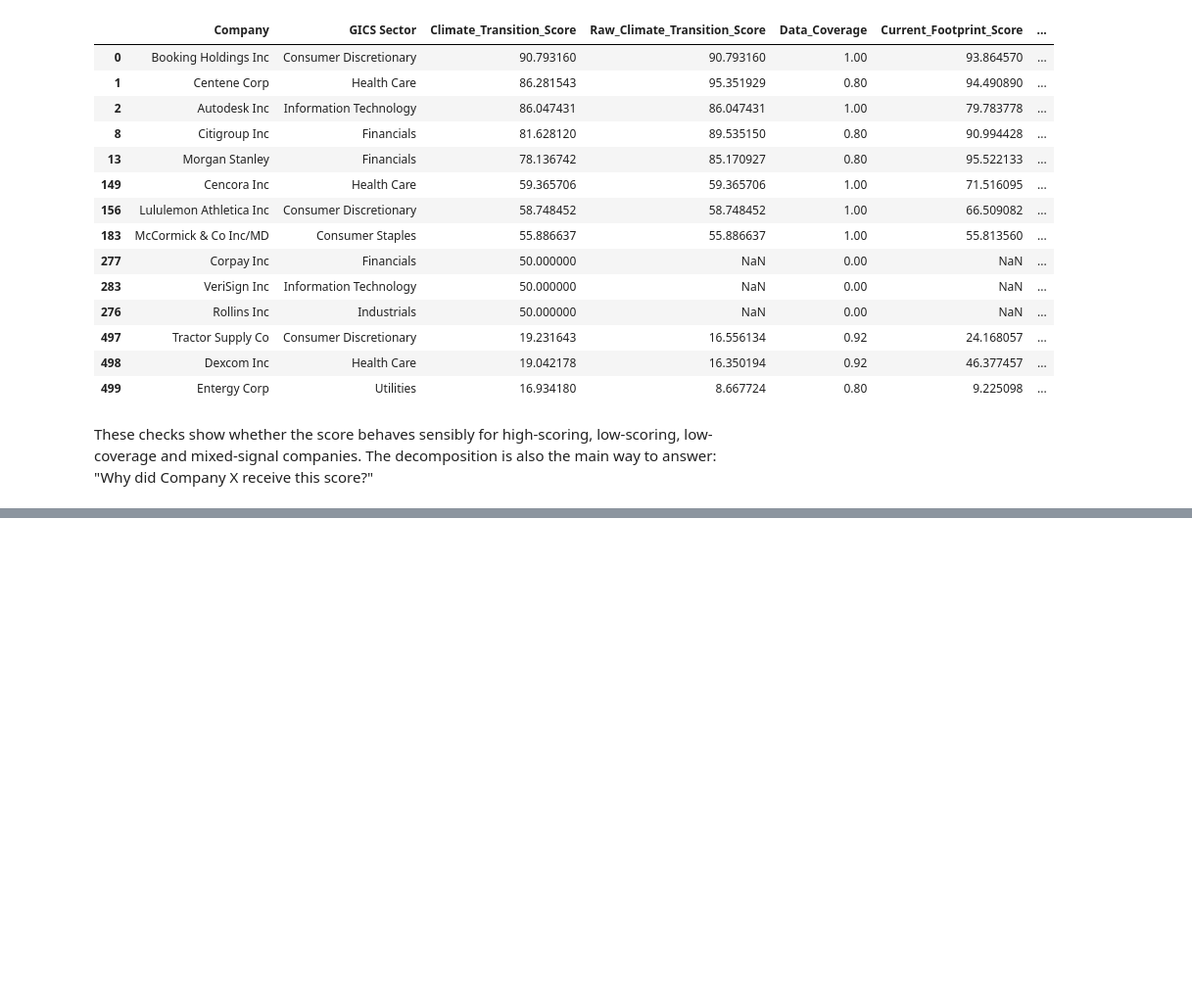
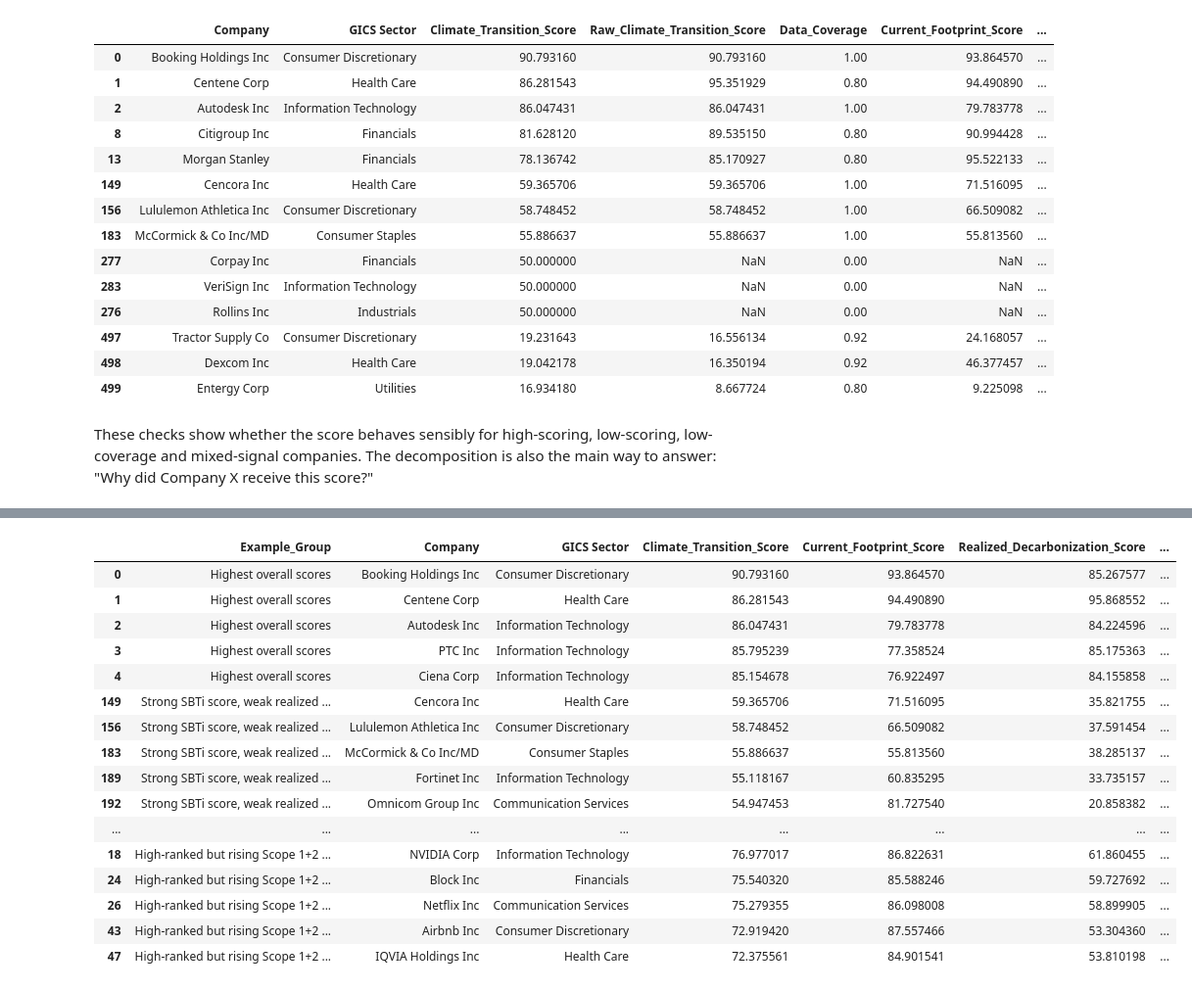
Before and after one commit to Axelio-Alison/ETHack2026, a Jupyter notebook: notebooks/climate_transition_score.ipynb, the cells around one changed output, grey strips where cells are left out. Shown at 98% size. Saved outputs shown, nothing was run; the diff lists cells and outputs as text; code cells hidden in the pictures; blank space fills up the shorter version.

Commit message:
Improve notebook narrative and methodology comments

```diff
--- a/notebooks/climate_transition_score.ipynb
+++ b/notebooks/climate_transition_score.ipynb
@@ -1278,3 +1377,70 @@ sanity_examples[decomposition_columns].sort_values("Climate_Transition_Score", a
 | 499 | Entergy Corp | Utilities | 16.934180 | 8.667724 | 0.80 | 9.225098 | ... |
 # %% [markdown]
 These checks show whether the score behaves sensibly for high-scoring, low-scoring, low-coverage and mixed-signal companies. The decomposition is also the main way to answer: "Why did Company X receive this score?"
+# %%
+# Summarize the classification in a few compact tables so the final narrative
+# is tied to actual notebook results rather than generic claims.
+top_sector_summary = (
+    final_ranking.head(100)
+    .groupby("GICS Sector", dropna=False)
+    .size()
+    .sort_values(ascending=False)
+    .rename("Top 20% company count")
+    .reset_index()
+)
+
+bottom_sector_summary = (
+    final_ranking.tail(100)
+    .groupby("GICS Sector", dropna=False)
+    .size()
+    .sort_values(ascending=False)
+    .rename("Bottom 20% company count")
+    .reset_index()
+)
+
+interesting_cases = pd.concat([
+    final_ranking.head(5).assign(Example_Group="Highest overall scores"),
+    final_ranking.query("SBTi_Score >= 80 and Realized_Decarbonization_Score < 40").head(5).assign(
+        Example_Group="Strong SBTi score, weak realized decarbonization"
+    ),
+    final_ranking.query("Realized_Decarbonization_Score >= 75 and SBTi_Score.isna()").head(5).assign(
+        Example_Group="Strong realized decarbonization, no SBTi information"
+    ),
+    final_ranking.query("Rising_Emissions_Flag == True").head(5).assign(
+        Example_Group="High-ranked but rising Scope 1+2 emissions"
+    ),
+])
+
+summary_metrics = pd.DataFrame({
+    "metric": [
+        "Companies in final dataset",
+        "Median Climate Transition Score",
+        "Companies with full data coverage",
+        "Companies flagged for rising Scope 1+2 emissions",
+        "Companies with SBTi score available",
+    ],
+    "value": [
+        len(final_ranking),
+        round(final_ranking["Climate_Transition_Score"].median(), 2),
+        int((final_ranking["Data_Coverage"] >= 0.999).sum()),
+        int(final_ranking["Rising_Emissions_Flag"].sum()),
+        int(final_ranking["SBTi_Score"].notna().sum()),
+    ],
+})
+
+print("Key score diagnostics")
+display(summary_metrics)
+
+print("Most common sectors in the top 20%")
+display(top_sector_summary.head(8))
+
+print("Most common sectors in the bottom 20%")
+display(bottom_sector_summary.head(8))
+
+print("Examples worth discussing")
+display(interesting_cases[[
+    "Example_Group", "Company", "GICS Sector", "Climate_Transition_Score",
+    "Current_Footprint_Score", "Realized_Decarbonization_Score",
+    "SBTi_Score", "Data_Coverage", "Rising_Emissions_Flag"
+]].head(20))
+# %% [output]
@@ -1280,0 +1475,17 @@ These checks show whether the score behaves sensibly for high-scoring, low-scori
+|  | Example_Group | Company | GICS Sector | Climate_Transition_Score | Current_Footprint_Score | Realized_Decarbonization_Score | ... |
+| 0 | Highest overall scores | Booking Holdings Inc | Consumer Discretionary | 90.793160 | 93.864570 | 85.267577 | ... |
+| 1 | Highest overall scores | Centene Corp | Health Care | 86.281543 | 94.490890 | 95.868552 | ... |
+| 2 | Highest overall scores | Autodesk Inc | Information Technology | 86.047431 | 79.783778 | 84.224596 | ... |
+| 3 | Highest overall scores | PTC Inc | Information Technology | 85.795239 | 77.358524 | 85.175363 | ... |
+| 4 | Highest overall scores | Ciena Corp | Information Technology | 85.154678 | 76.922497 | 84.155858 | ... |
+| 149 | Strong SBTi score, weak realized ... | Cencora Inc | Health Care | 59.365706 | 71.516095 | 35.821755 | ... |
+| 156 | Strong SBTi score, weak realized ... | Lululemon Athletica Inc | Consumer Discretionary | 58.748452 | 66.509082 | 37.591454 | ... |
+| 183 | Strong SBTi score, weak realized ... | McCormick & Co Inc/MD | Consumer Staples | 55.886637 | 55.813560 | 38.285137 | ... |
+| 189 | Strong SBTi score, weak realized ... | Fortinet Inc | Information Technology | 55.118167 | 60.835295 | 33.735157 | ... |
+| 192 | Strong SBTi score, weak realized ... | Omnicom Group Inc | Communication Services | 54.947453 | 81.727540 | 20.858382 | ... |
+| ... | ... | ... | ... | ... | ... | ... | ... |
+| 18 | High-ranked but rising Scope 1+2 ... | NVIDIA Corp | Information Technology | 76.977017 | 86.822631 | 61.860455 | ... |
+| 24 | High-ranked but rising Scope 1+2 ... | Block Inc | Financials | 75.540320 | 85.588246 | 59.727692 | ... |
+| 26 | High-ranked but rising Scope 1+2 ... | Netflix Inc | Communication Services | 75.279355 | 86.098008 | 58.899905 | ... |
+| 43 | High-ranked but rising Scope 1+2 ... | Airbnb Inc | Consumer Discretionary | 72.919420 | 87.557466 | 53.304360 | ... |
+| 47 | High-ranked but rising Scope 1+2 ... | IQVIA Holdings Inc | Health Care | 72.375561 | 84.901541 | 53.810198 | ... |
```
Also changed, not shown: parts of 25 cells of this notebook.
